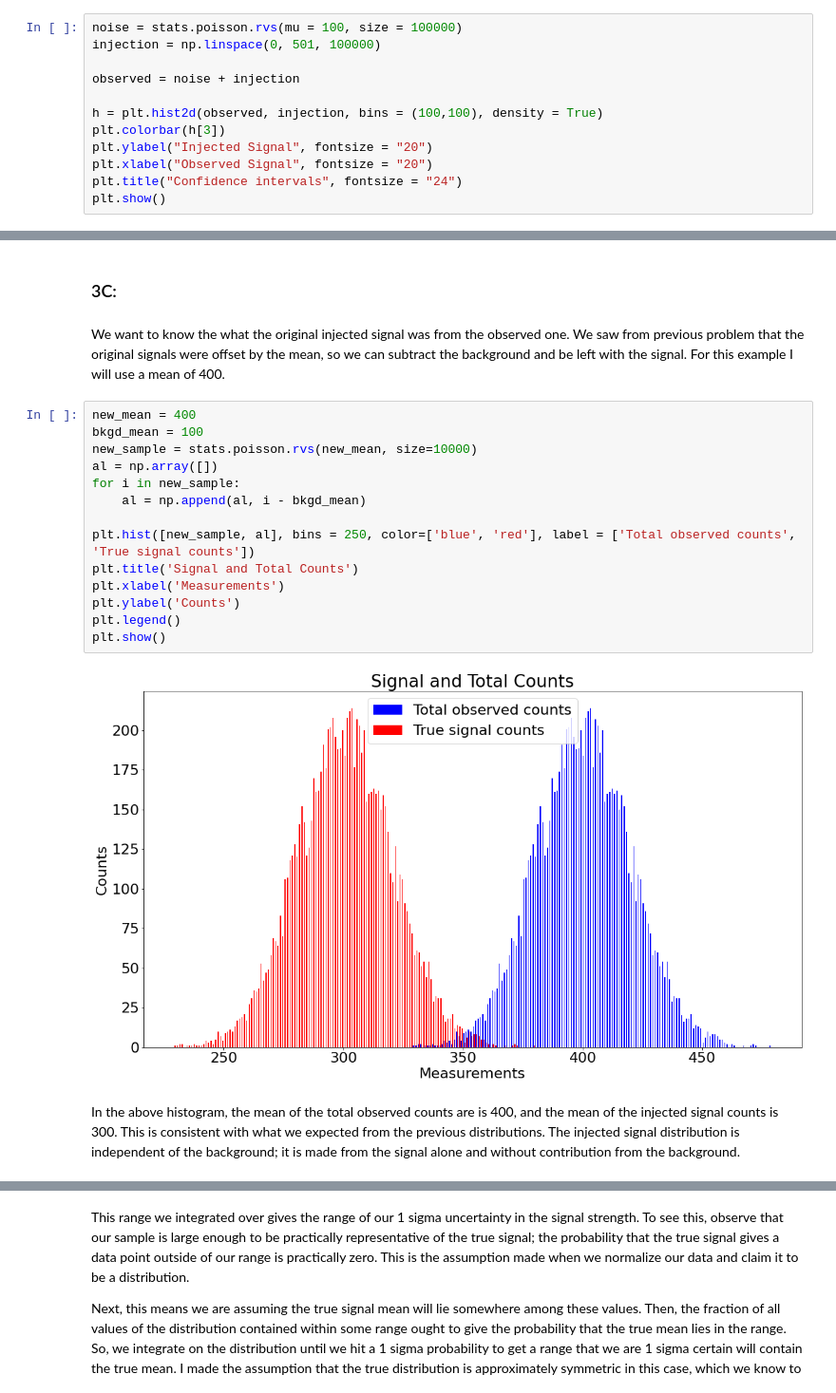
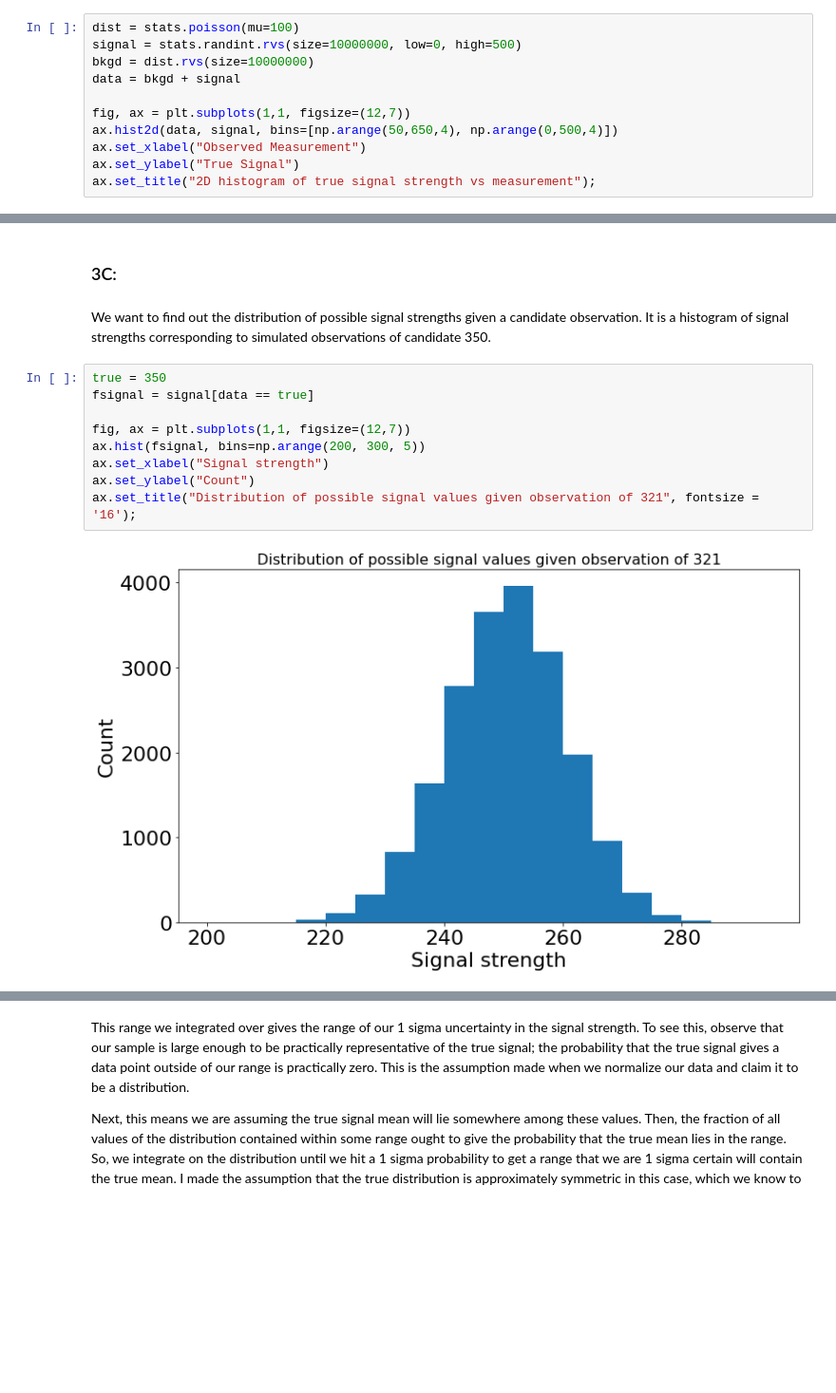
Before and after one commit to StLee314/Phys-434-Fall-2021, a Jupyter notebook: Lab6.ipynb, the cells around one changed output, grey strips where cells are left out. Shown at 95% size. Cells and saved outputs as stored; diff of their text form; blank space fills up the shorter version.

```diff
--- a/Lab6.ipynb
+++ b/Lab6.ipynb
@@ -73,13 +78,12 @@ The plotted histogram shows the relationship for the probability of occurrence o
 # %%
-noise = stats.poisson.rvs(mu = 100, size = 100000)
-injection = np.linspace(0, 501, 100000)
+dist = stats.poisson(mu=100)
+signal = stats.randint.rvs(size=10000000, low=0, high=500)
+bkgd = dist.rvs(size=10000000)
+data = bkgd + signal
 
-observed = noise + injection
-
-h = plt.hist2d(observed, injection, bins = (100,100), density = True)
-plt.colorbar(h[3])
-plt.ylabel("Injected Signal", fontsize = "20")
-plt.xlabel("Observed Signal", fontsize = "20")
-plt.title("Confidence intervals", fontsize = "24")
-plt.show()
+fig, ax = plt.subplots(1,1, figsize=(12,7))
+ax.hist2d(data, signal, bins=[np.arange(50,650,4), np.arange(0,500,4)])
+ax.set_xlabel("Observed Measurement")
+ax.set_ylabel("True Signal")
+ax.set_title("2D histogram of true signal strength vs measurement");
 # %% [output]
@@ -105,25 +113,18 @@ plt.show()
 # %% [markdown]
 ### 3C:
 # %% [markdown]
-We want to know the what the original injected signal was from the observed one. We saw from previous problem that the original signals were offset by the mean, so we can subtract the background and be left with the signal. For this example I will use a mean of 400.
+We want to find out the distribution of possible signal strengths given a candidate observation. It is a histogram of signal strengths corresponding to simulated observations of candidate 350.
 # %%
-new_mean = 400
-bkgd_mean = 100
-new_sample = stats.poisson.rvs(new_mean, size=10000)
-al = np.array([])
-for i in new_sample:
-    al = np.append(al, i - bkgd_mean)
+true = 350
+fsignal = signal[data == true]
 
-plt.hist([new_sample, al], bins = 250, color=['blue', 'red'], label = ['Total observed counts', 'True signal counts'])
-plt.title('Signal and Total Counts')
-plt.xlabel('Measurements')
-plt.ylabel('Counts')
-plt.legend()
-plt.show()
+fig, ax = plt.subplots(1,1, figsize=(12,7))
+ax.hist(fsignal, bins=np.arange(200, 300, 5))
+ax.set_xlabel("Signal strength")
+ax.set_ylabel("Count")
+ax.set_title("Distribution of possible signal values given observation of 321", fontsize = '16');
 # %% [output]
-[figure, old version]
+[figure, new version]
-# %% [markdown]
-In the above histogram, the mean of the total observed counts are is 400, and the mean of the injected signal counts is 300. This is consistent with what we expected from the previous distributions. The injected signal distribution is independent of the background; it is made from the signal alone and without contribution from the background.
 # %% [markdown]
 ### 3D & 3E:
 
```
Also changed, not shown: parts of 12 cells of this notebook.
